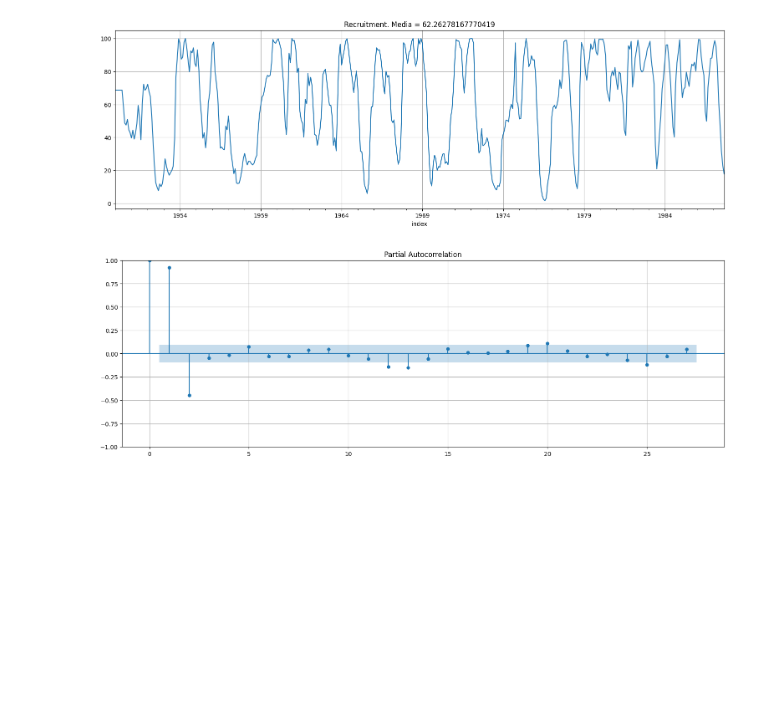
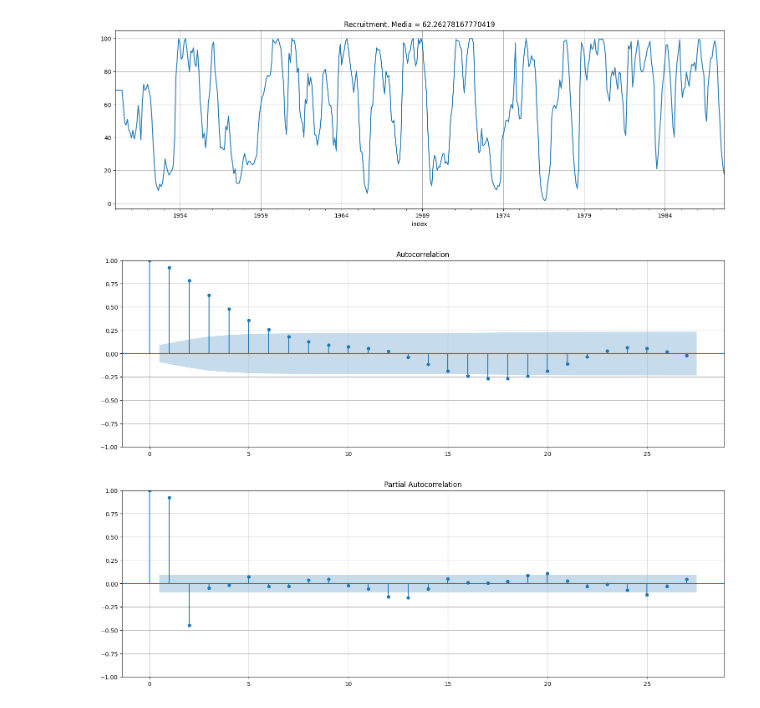
Before and after one commit to aferragu/curso_series_temporales, a Jupyter notebook: 3- Modelos ARMA y ARIMA/Modelos de media movil y ARMA.ipynb, the cells around one changed output. Saved outputs shown, nothing was run; the diff lists cells and outputs as text; code cells hidden in the pictures; blank space fills up the shorter version.

```diff
--- a/3- Modelos ARMA y ARIMA/Modelos de media movil y ARMA.ipynb
+++ b/3- Modelos ARMA y ARIMA/Modelos de media movil y ARMA.ipynb
@@ -641,6 +645,10 @@ rec.plot()
 plt.title(f"Recruitment. Media = {np.mean(rec)}");
 # %% [output]
 [figure]
+# %%
+plot_acf(rec);
+# %% [output]
+[figure, added]
 # %%
 plot_pacf(rec);
 # %% [output]
```
Also changed, not shown: parts of 23 cells of this notebook.
